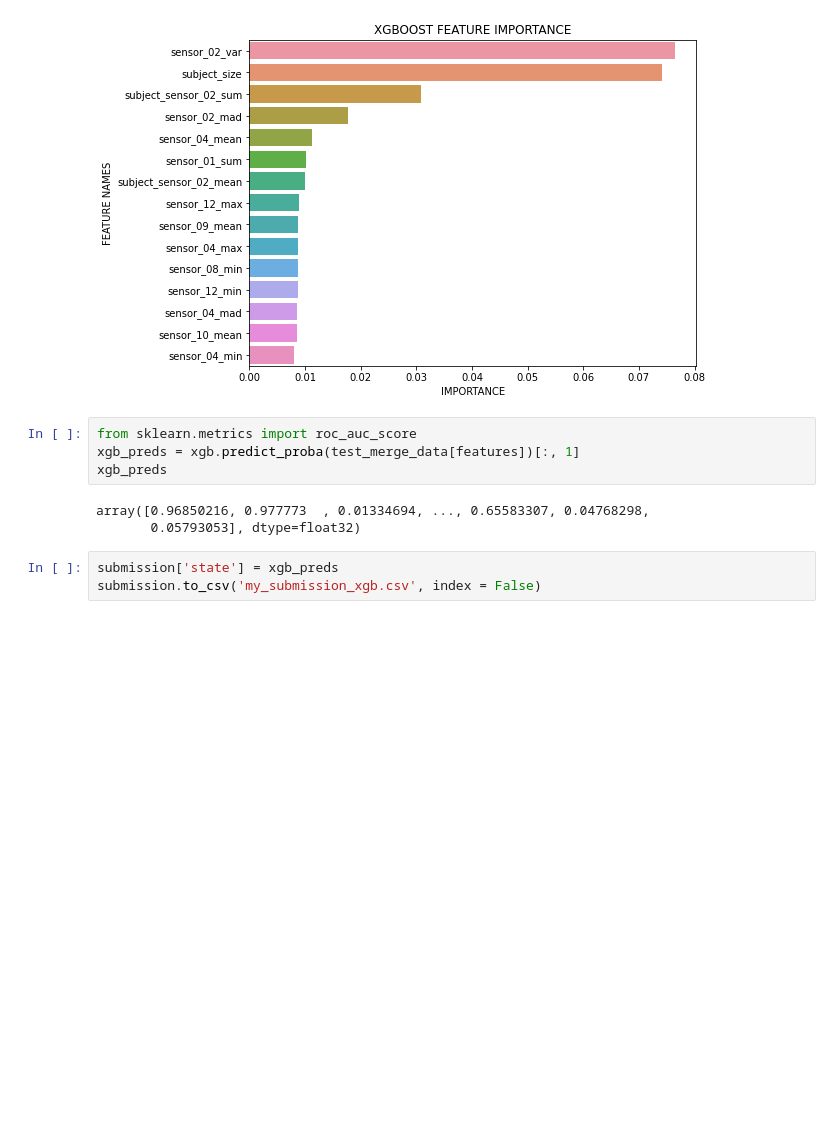
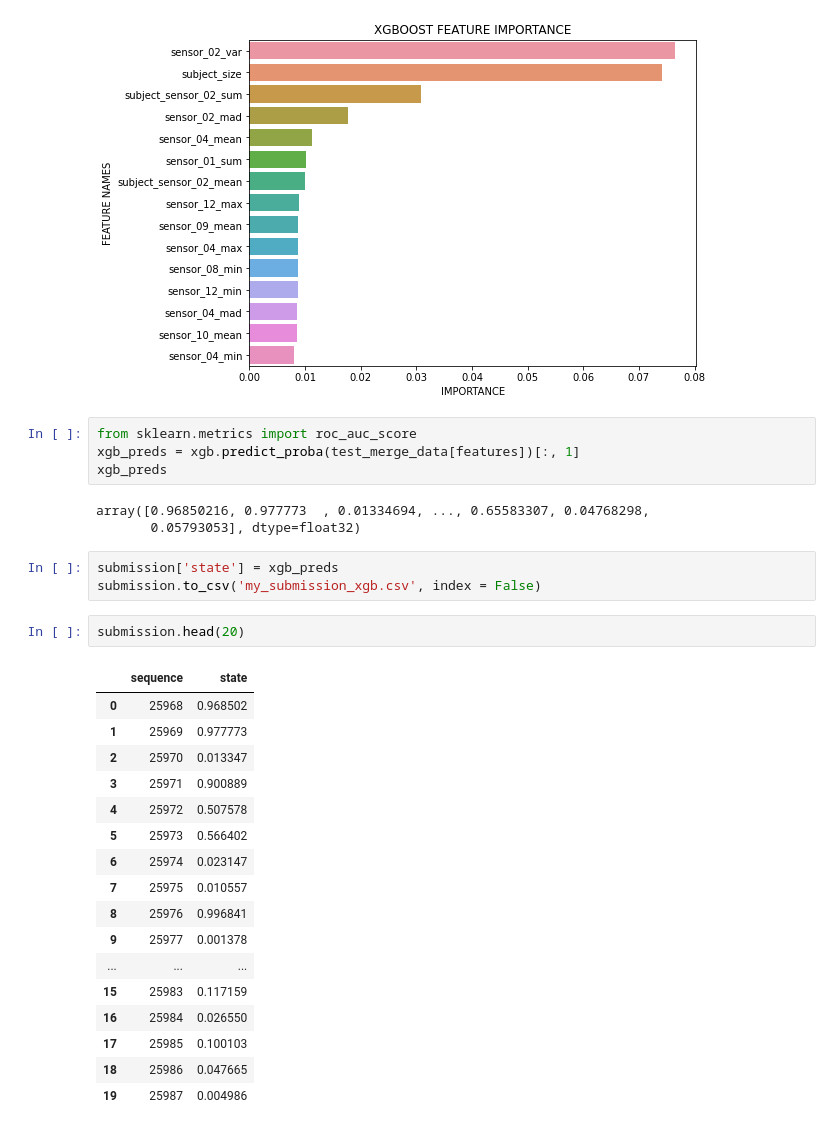
Before and after one commit to RaphaelZH/Kaggle_Competition_Practice_Notebooks_EN, a Jupyter notebook: tabular-playground-series-apr-2022.ipynb, the cells around one changed output. Saved outputs shown, nothing was run; the diff lists cells and outputs as text; blank space fills up the shorter version.

```diff
--- a/tabular-playground-series-apr-2022.ipynb
+++ b/tabular-playground-series-apr-2022.ipynb
@@ -421,3 +421,23 @@ array([0.96850216, 0.977773  , 0.01334694, ..., 0.65583307, 0.04768298,
 # %%
 submission['state'] = xgb_preds
 submission.to_csv('my_submission_xgb.csv', index = False)
+# %%
+submission.head(20)
+# %% [output]
+|  | sequence | state |
+| 0 | 25968 | 0.968502 |
+| 1 | 25969 | 0.977773 |
+| 2 | 25970 | 0.013347 |
+| 3 | 25971 | 0.900889 |
+| 4 | 25972 | 0.507578 |
+| 5 | 25973 | 0.566402 |
+| 6 | 25974 | 0.023147 |
+| 7 | 25975 | 0.010557 |
+| 8 | 25976 | 0.996841 |
+| 9 | 25977 | 0.001378 |
+| ... | ... | ... |
+| 15 | 25983 | 0.117159 |
+| 16 | 25984 | 0.026550 |
+| 17 | 25985 | 0.100103 |
+| 18 | 25986 | 0.047665 |
+| 19 | 25987 | 0.004986 |
```
Also changed, not shown: parts of 2 cells of this notebook.
